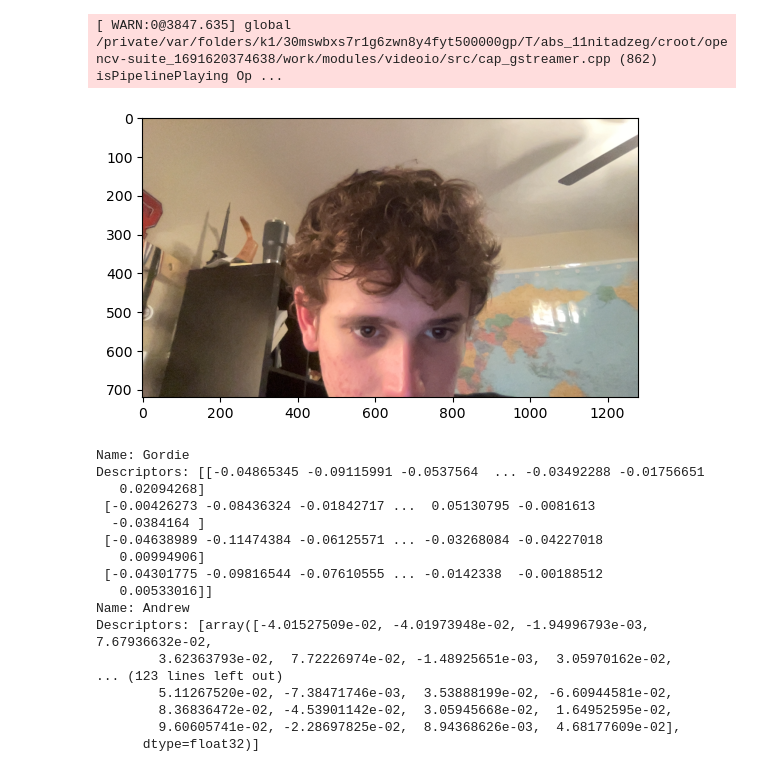
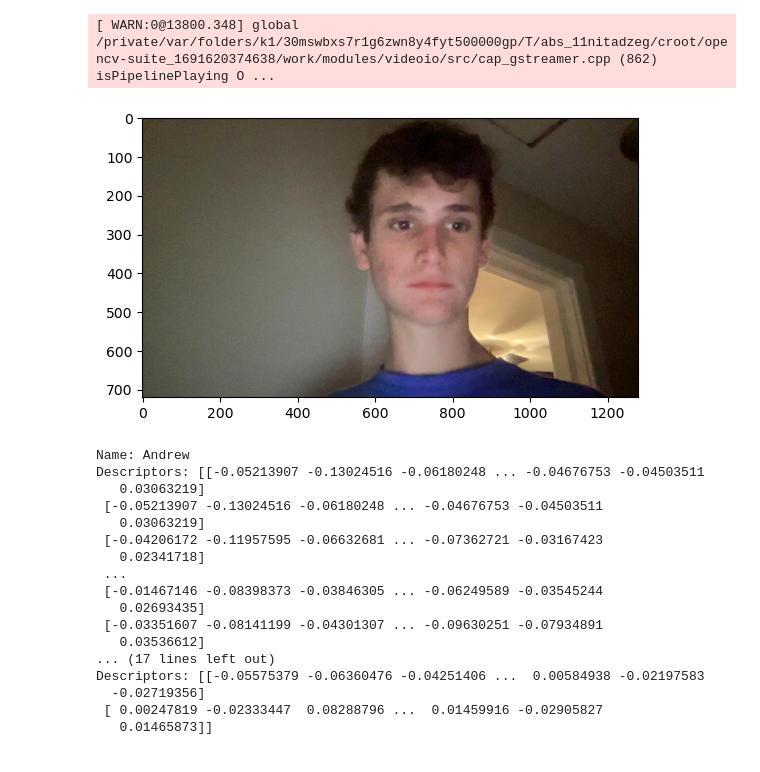
Before and after one commit to niranjana22222/Image-Capstone, a Jupyter notebook: Profile_Database.ipynb, the cells around one changed output. Saved outputs shown, nothing was run; the diff lists cells and outputs as text; code cells hidden in the pictures.

```diff
--- a/Profile_Database.ipynb
+++ b/Profile_Database.ipynb
@@ -25,23 +25,26 @@ class Profile:
 # %%
 import pickle
 
-def load_db(path="fb.pickle"):
+def load_db(path="bb.pickle"):
     try:
         with open(path, mode="rb") as opened_file:
             return pickle.load(opened_file)
     except FileNotFoundError:
         return {}
+def add_face(descriptors, name, db):
+    if name in db:
+        profile = db[name]
+        profile.add_descriptor(descriptors)
+        db[name] = profile
+
+    else:
+        profile = Profile(name=name,descriptor=descriptors)
+        db[name] = profile
+
+
+    with open("bb.pickle", "wb") as opened_file:
+        pickle.dump(db, opened_file)
+def remove_face(name, db):
+    del face_db[name]
+    with open("bb.pickle", "wb") as opened_file:
+        pickle.dump(db, opened_file)
-# %%
-def add_face(descriptors, name, db):
-    if name in db:
-        profile = db[name]
-        profile.add_descriptor(descriptors)
-        db[name] = profile
-
-    else:
-        profile = Profile(name=name,descriptor=descriptors)
-        db[name] = profile
-
-
-    with open("fb.pickle", "wb") as opened_file:
-        pickle.dump(db, opened_file)
@@ -55,51 +53,49 @@ face_db = load_db()
 # %%
 from camera import take_picture
 import matplotlib.pyplot as plt
 img_array = take_picture()
 fig,ax = plt.subplots()
 ax.imshow(img_array)
 
 # detect all faces in an image
 # returns a tuple of (boxes, probabilities, landmarks)
 # assumes ``pic`` is a numpy array of shape (R, C, 3) (RGB is the last dimension)
 boxes, probabilities, landmarks = model.detect(img_array)
 
 # producing a face descriptor for each face
 # returns a (N, 512) array, where N is the number of boxes
 # and each descriptor vector is 512-dimensional
 
-
-
 descriptors = model.compute_descriptors(img_array, boxes)
-names=["Gordie","Andrew"]
+names=["Andrew","Eve"]
 
 for i, descriptor in enumerate(descriptors):
     add_face(descriptor, names[i], face_db)
 # %% [output]
-[ WARN:0@3847.635] global /private/var/folders/k1/30mswbxs7r1g6zwn8y4fyt500000gp/T/abs_11nitadzeg/croot/opencv-suite_1691620374638/work/modules/videoio/src/cap_gstreamer.cpp (862) isPipelinePlaying Op ...
+[ WARN:0@13800.348] global /private/var/folders/k1/30mswbxs7r1g6zwn8y4fyt500000gp/T/abs_11nitadzeg/croot/opencv-suite_1691620374638/work/modules/videoio/src/cap_gstreamer.cpp (862) isPipelinePlaying O ...
-[figure, old version]
+[figure, new version]
 # %%
 for name, profile in face_db.items():
     print(f"Name: {name}")
     print(f"Descriptors: {profile.descriptors}")
 # %% [output]
-Name: Gordie
-Descriptors: [[-0.04865345 -0.09115991 -0.0537564  ... -0.03492288 -0.01756651
-   0.02094268]
- [-0.00426273 -0.08436324 -0.01842717 ...  0.05130795 -0.0081613
-  -0.0384164 ]
- [-0.04638989 -0.11474384 -0.06125571 ... -0.03268084 -0.04227018
-   0.00994906]
- [-0.04301775 -0.09816544 -0.07610555 ... -0.0142338  -0.00188512
-   0.00533016]]
 Name: Andrew
-Descriptors: [array([-4.01527509e-02, -4.01973948e-02, -1.94996793e-03,  7.67936632e-02,
-        3.62363793e-02,  7.72226974e-02, -1.48925651e-03,  3.05970162e-02,
-... (123 lines left out)
-        5.11267520e-02, -7.38471746e-03,  3.53888199e-02, -6.60944581e-02,
-        8.36836472e-02, -4.53901142e-02,  3.05945668e-02,  1.64952595e-02,
-        9.60605741e-02, -2.28697825e-02,  8.94368626e-03,  4.68177609e-02],
-      dtype=float32)]
+Descriptors: [[-0.05213907 -0.13024516 -0.06180248 ... -0.04676753 -0.04503511
+   0.03063219]
+ [-0.05213907 -0.13024516 -0.06180248 ... -0.04676753 -0.04503511
+   0.03063219]
+ [-0.04206172 -0.11957595 -0.06632681 ... -0.07362721 -0.03167423
+   0.02341718]
+ ...
+ [-0.01467146 -0.08398373 -0.03846305 ... -0.06249589 -0.03545244
+   0.02693435]
+ [-0.03351607 -0.08141199 -0.04301307 ... -0.09630251 -0.07934891
+   0.03536612]
+... (17 lines left out)
+Descriptors: [[-0.05575379 -0.06360476 -0.04251406 ...  0.00584938 -0.02197583
+  -0.02719356]
+ [ 0.00247819 -0.02333447  0.08288796 ...  0.01459916 -0.02905827
+   0.01465873]]
 # %%
 def cos_distances(d1,d2):
 
```
Also changed, not shown: parts of 10 cells of this notebook.
